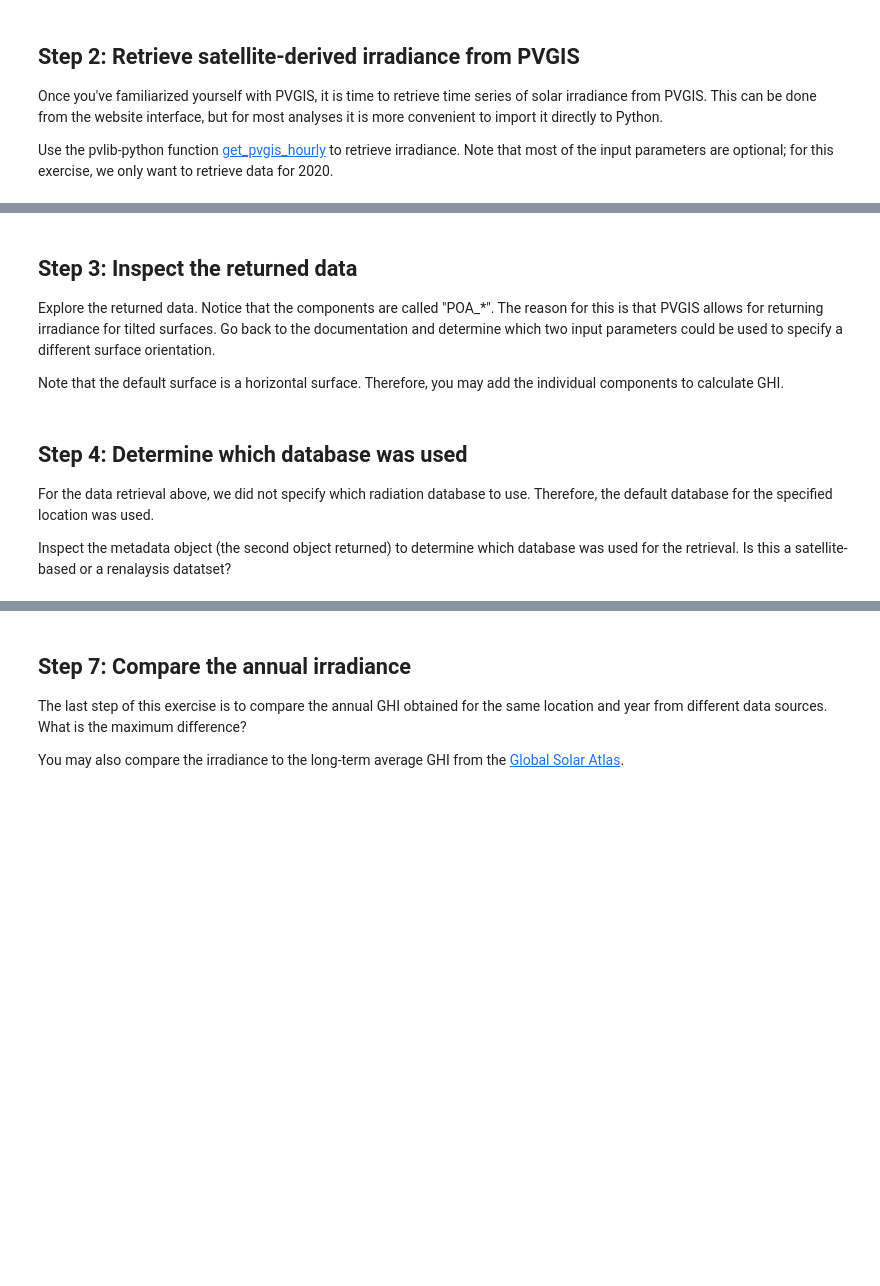
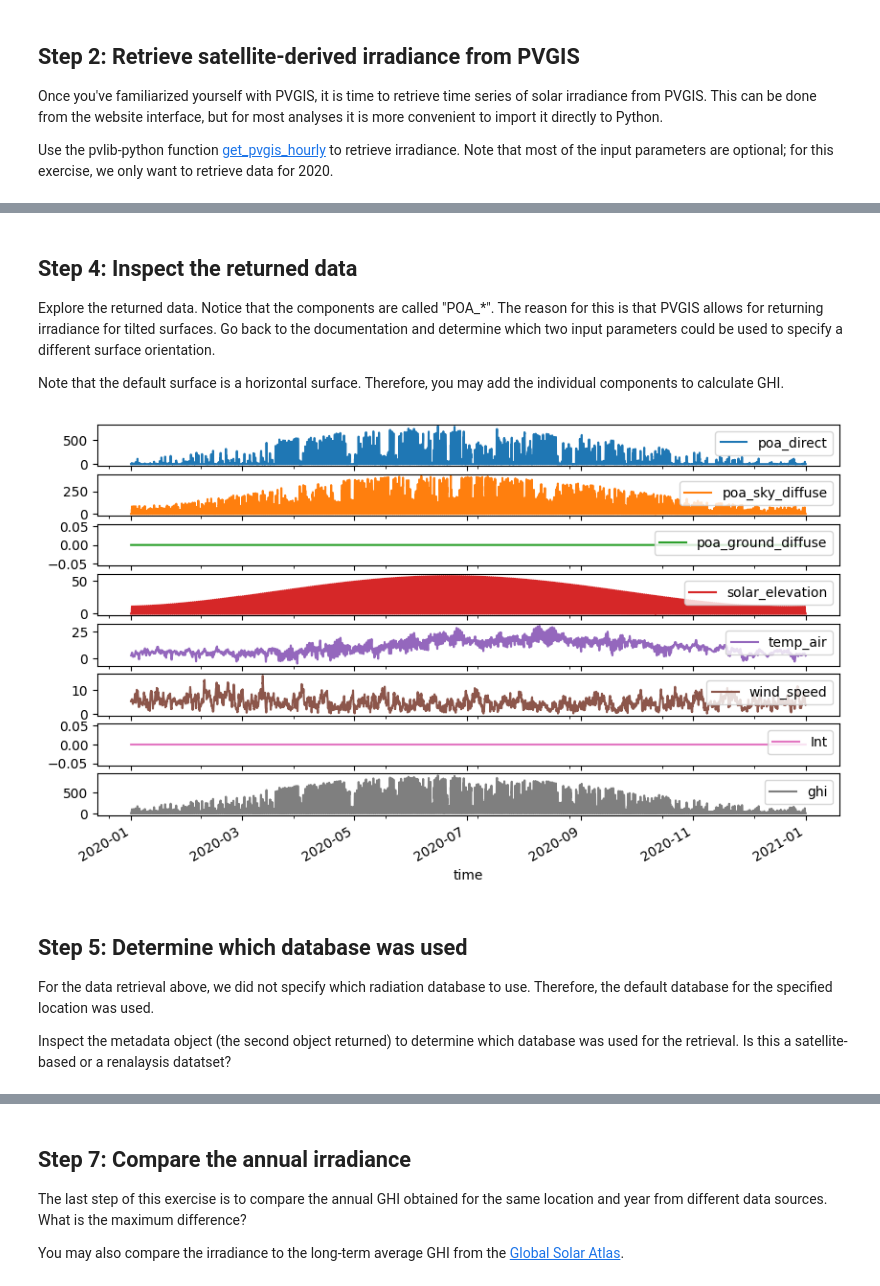
Before and after one commit to AdamRJensen/solar-resource-course, a Jupyter notebook: satellite-vs-reanalysis.ipynb, the cells around one changed output, grey strips where cells are left out. Drawn from its saved outputs; the diff is of its cells as text; code cells hidden in the pictures; blank space fills up the shorter version.

Commit message:
Upload solutions for satellite and reanalysis exercies

```diff
--- a/satellite-vs-reanalysis.ipynb
+++ b/satellite-vs-reanalysis.ipynb
@@ -34,0 +30,15 @@ longitude = 12.52
+# %%
+latitude = 55.79
+longitude = 12.52
+
+# Write your code here
+
+#### SOLUTION #####
+data, meta = pvlib.iotools.get_pvgis_hourly(
+    latitude=latitude,
+    longitude=longitude,
+    start=2020,
+    end=2020,
+)
+
+data.head()
@@ -35,13 +59,22 @@ longitude = 12.52
+# %%
+# Write your code here
+
+data['ghi'] = data['poa_direct'] + data['poa_sky_diffuse']
 # %% [markdown]
-## Step 3: Inspect the returned data
+## Step 4: Inspect the returned data
 
 Explore the returned data. Notice that the components are called "POA_*". The reason for this is that PVGIS allows for returning irradiance for tilted surfaces. Go back to the documentation and determine which two input parameters could be used to specify a different surface orientation.
 
 Note that the default surface is a horizontal surface. Therefore, you may add the individual components to calculate GHI.
 # %%
 # Write your code here
+
+#### SOLUTION ####
+data.plot(subplots=True, sharex=True, figsize=(10, 6));
+# %% [output]
+[figure, added]
 # %% [markdown]
-## Step 4: Determine which database was used
+## Step 5: Determine which database was used
 For the data retrieval above, we did not specify which radiation database to use. Therefore, the default database for the specified location was used.
 
 Inspect the metadata object (the second object returned) to determine which database was used for the retrieval. Is this a satellite-based or a renalaysis datatset?
```
Also changed, not shown: parts of 12 cells of this notebook, 1 other file.
